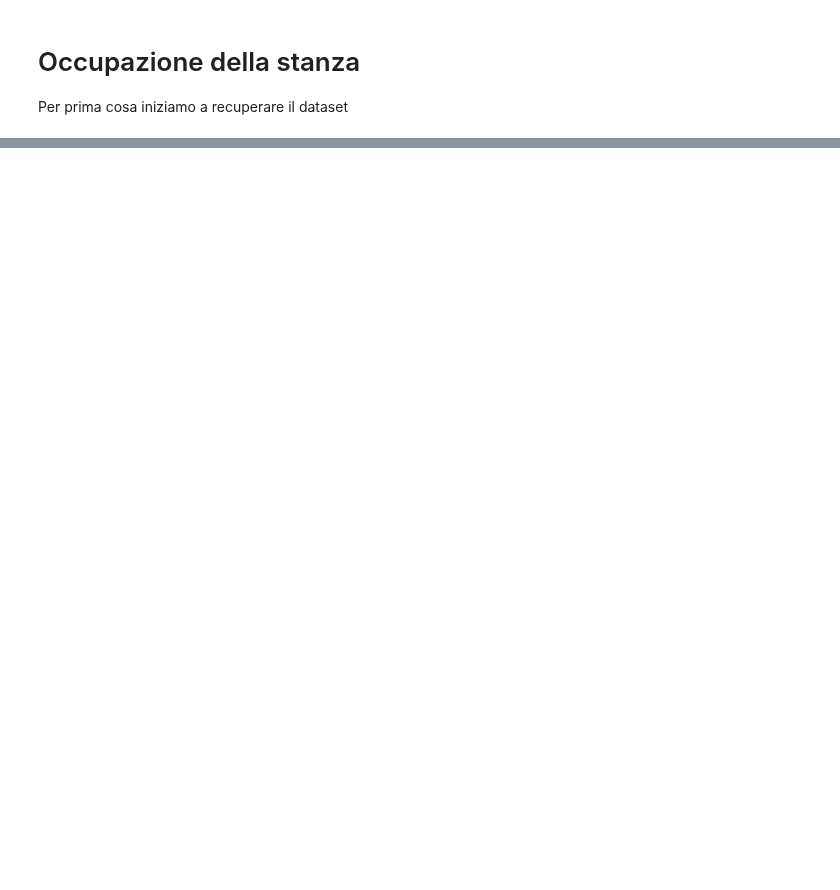
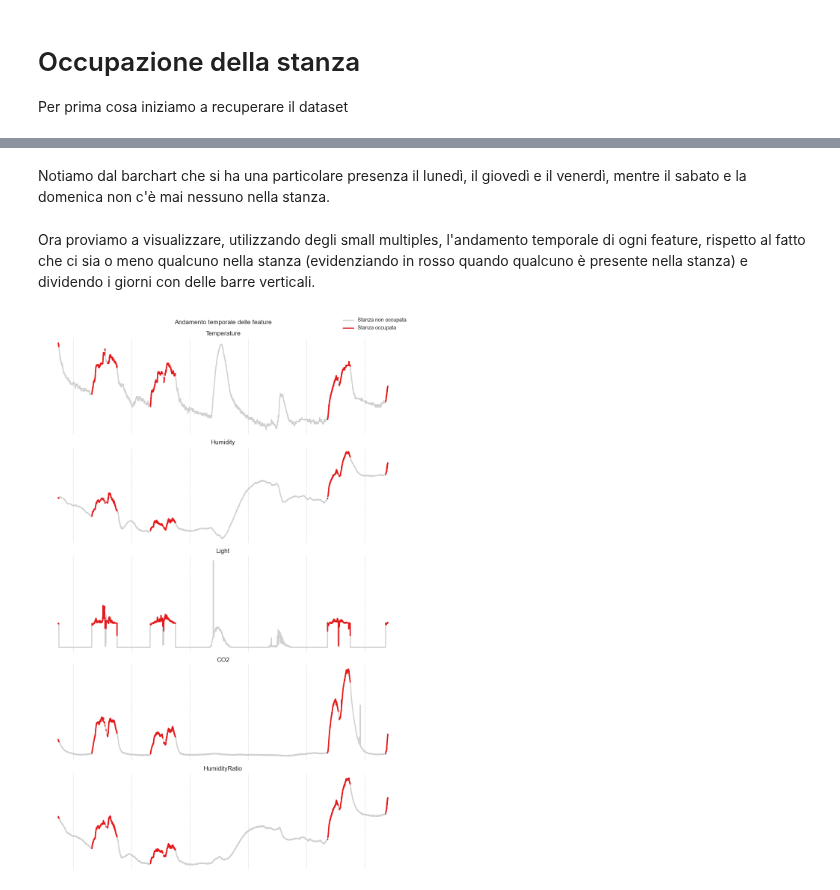
Before and after one commit to gabrielee20/roomoccupation, a Jupyter notebook: sample.ipynb, the cells around one changed output, grey strips where cells are left out. Saved outputs shown, nothing was run; the diff lists cells and outputs as text; code cells hidden in the pictures; blank space fills up the shorter version.

Commit message:
Riformattato il notebook per dettagliare meglio le varie porzioni di codice e aggiunta visualizzazione usando small multiples

```diff
--- a/sample.ipynb
+++ b/sample.ipynb
@@ -68,0 +78,63 @@ plt.show()
+# %% [markdown]
+Notiamo dal barchart che si ha una particolare presenza il lunedì, il giovedì e il venerdì, mentre il sabato e la domenica non c'è mai nessuno nella stanza.
+# %% [markdown]
+Ora proviamo a visualizzare, utilizzando degli small multiples, l'andamento temporale di ogni feature, rispetto al fatto che ci sia o meno qualcuno nella stanza (evidenziando in rosso quando qualcuno è presente nella stanza) e dividendo i giorni con delle barre verticali.
+# %%
+# stile minimale
+sns.set_style('white')
+plt.rcParams['axes.facecolor'] = 'white'
+plt.rcParams['figure.facecolor'] = 'white'
+
+# configurazione colori
+grey = '#bdbdbd'
+red = '#e41a1c'
+
+# seleziona feature numeriche (escludi date, weekday, Occupancy)
+features = [c for c in X.columns if c not in ['date', 'weekday', 'Occupancy']]
+
+# layout dei subplot
+n = len(features)
+columns = 1
+rows = math.ceil(n / columns)
+fig, axes = plt.subplots(rows, columns, figsize=(10 * columns, 3 * rows), squeeze=False)
+axes = axes.ravel()
+
+for ax, feat in zip(axes, features):
+    sub = X[['date', 'Occupancy', feat]].sort_values('date').dropna(subset=['date', feat])
+
+    # disegna la serie completa in grigio
+    ax.plot(sub['date'], sub[feat], color=grey, alpha=0.7, linewidth=2)
+
+    # trova blocchi continui dove Occupancy == 1 e disegna solo quei segmenti in rosso
+    mask = sub['Occupancy'] == 1
+    # ogni volta che mask cambia, si crea un nuovo gruppo
+    groups = mask.ne(mask.shift(fill_value=False)).cumsum()
+    for _, grp in sub.groupby(groups):
+        if grp['Occupancy'].iloc[0] == 1:
+            ax.plot(grp['date'], grp[feat], color=red, alpha=1.0, linewidth=2.5)
+
+    # linee verticali a mezzanotte
+    days = pd.to_datetime(sub['date'].dt.normalize().unique())
+    y_min, y_max = ax.get_ylim()
+    for day in days:
+            t = day
+            if sub['date'].iloc[0] <= t <= sub['date'].iloc[-1]:
+                ax.axvline(t, color=grey, linestyle='--', linewidth=0.8, alpha=0.6)
+
+    ax.set_title(feat)
+    # rimuovi bordi e tacche per uno stile minimale
+    for spine in ax.spines.values():
+        spine.set_visible(False)
+    ax.tick_params(left=False, bottom=False, labelleft=False, labelbottom=False)
+    ax.set_xlabel('')
+    ax.set_ylabel('')
+
+# legenda senza bordo
+handle0 = mlines.Line2D([], [], color=grey, label='Stanza non occupata', linewidth=2, alpha=0.8)
+handle1 = mlines.Line2D([], [], color=red, label='Stanza occupata', linewidth=2)
+fig.legend(handles=[handle0, handle1], loc='upper right', frameon=False)
+fig.suptitle('Andamento temporale delle feature', y=0.99)
+plt.tight_layout()
+plt.show()
+# %% [output]
+[figure, added]
```
Also changed, not shown: parts of 7 cells of this notebook.
